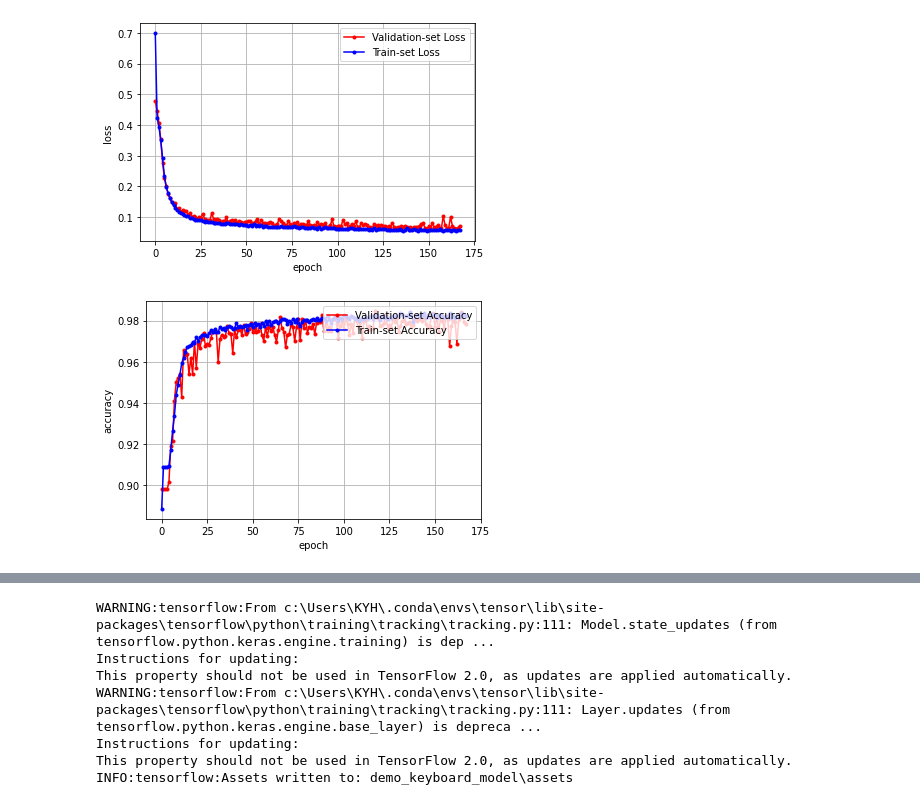
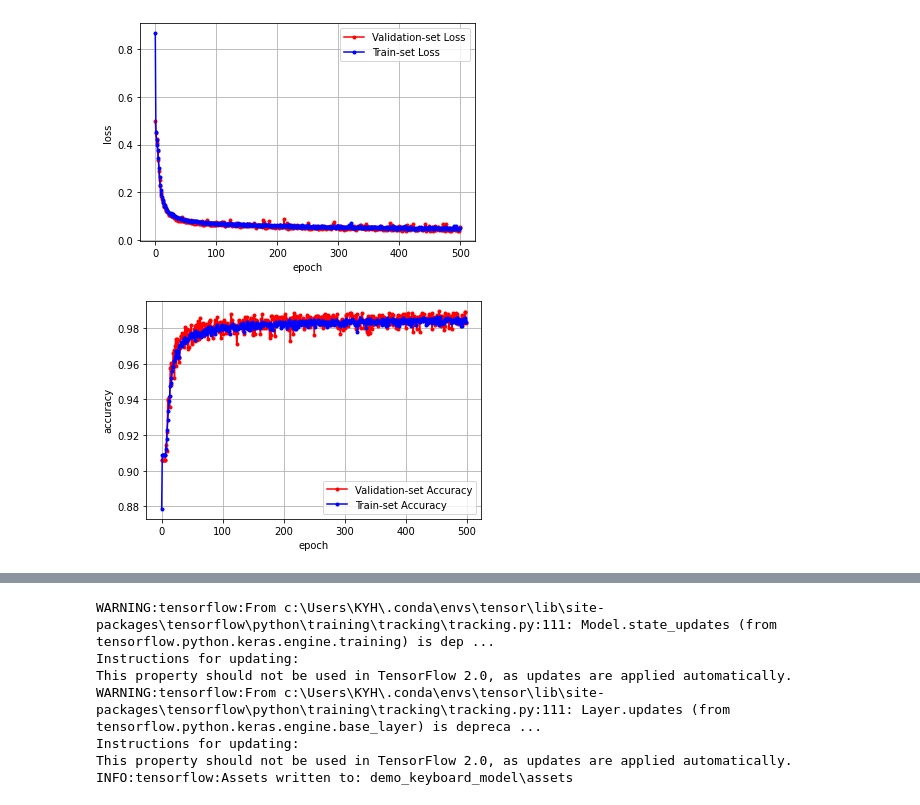
Before and after one commit to kyh980909/virtual-keyboard, a Jupyter notebook: train_keyboard.ipynb, the cells around one changed output, grey strips where cells are left out. Saved outputs shown, nothing was run; the diff lists cells and outputs as text; code cells hidden in the pictures.

```diff
--- a/train_keyboard.ipynb
+++ b/train_keyboard.ipynb
@@ -55,6 +67,9 @@ _, th = cv2.threshold(gray, 127, 255, cv2.THRESH_BINARY)
 
 cnt, labels, stats, centroids = cv2.connectedComponentsWithStats(th)
 # %%
+colors = list()
+for _ in range(11):
+    colors.append([int(j) for j in np.random.randint(0, 255, 3)])
 for i in range(cnt):
     img2[labels==i] = colors[i]
     # img2[labels==i] = colors[i]
@@ -66,7 +81,7 @@ plt.imshow(img2)
 # %%
 data = pd.DataFrame(columns=['x','y','label'])
 # %%
-for _ in range(30000):
+for _ in range(20000):
     x = np.random.randint(0, 1280)
     y = np.random.randint(0, 960)
     label = labels[y][x]
@@ -130,0 +144,8 @@ early_stopping = EarlyStopping(monitor='val_loss', patience=50, mode='auto')
+# %%
+ckpt_dir = 'ckpt'
+ckpt_path = ckpt_dir+'/keyboard_{epoch}.ckpt'
+
+period = 100
+
+ckpt_callback = tf.keras.callbacks.ModelCheckpoint(filepath=ckpt_path, save_weights_only=True, verbose=1, period=period)
+# early_stopping = EarlyStopping(monitor='val_loss', patience=50, mode='auto')
@@ -131,3 +154,3 @@ early_stopping = EarlyStopping(monitor='val_loss', patience=50, mode='auto')
 # %%
-hist = model.fit(X_train, y_train, validation_data=(X_val, y_val), batch_size=128, validation_batch_size=128, epochs=300, callbacks=[early_stopping])
+hist = model.fit(X_train, y_train, validation_data=(X_val, y_val), batch_size=128, validation_batch_size=128, epochs=500, callbacks=[ckpt_callback])
 # %% [output]
@@ -162,22 +185,22 @@ plt.xlabel('epoch')
 plt.ylabel('loss')
 plt.show()
 # %% [output]
-[figure, old version]
+[figure, new version]
 # %%
 y_vacc = hist.history['val_accuracy']
 y_acc = hist.history['accuracy']
 
 x_len = np.arange(len(y_acc))
 plt.plot(x_len, y_vacc, marker='.', c='red', label="Validation-set Accuracy")
 plt.plot(x_len, y_acc, marker='.', c='blue', label="Train-set Accuracy")
 
-plt.legend(loc='upper right')
+plt.legend(loc='lower right')
 plt.grid()
 plt.xlabel('epoch')
 plt.ylabel('accuracy')
 plt.show()
 # %% [output]
-[figure, old version]
+[figure, new version]
 # %%
 test_data = pd.DataFrame(columns=['x','y','label'])
 for _ in range(10000):
```
Also changed, not shown: parts of 23 cells of this notebook, 33 other files.
